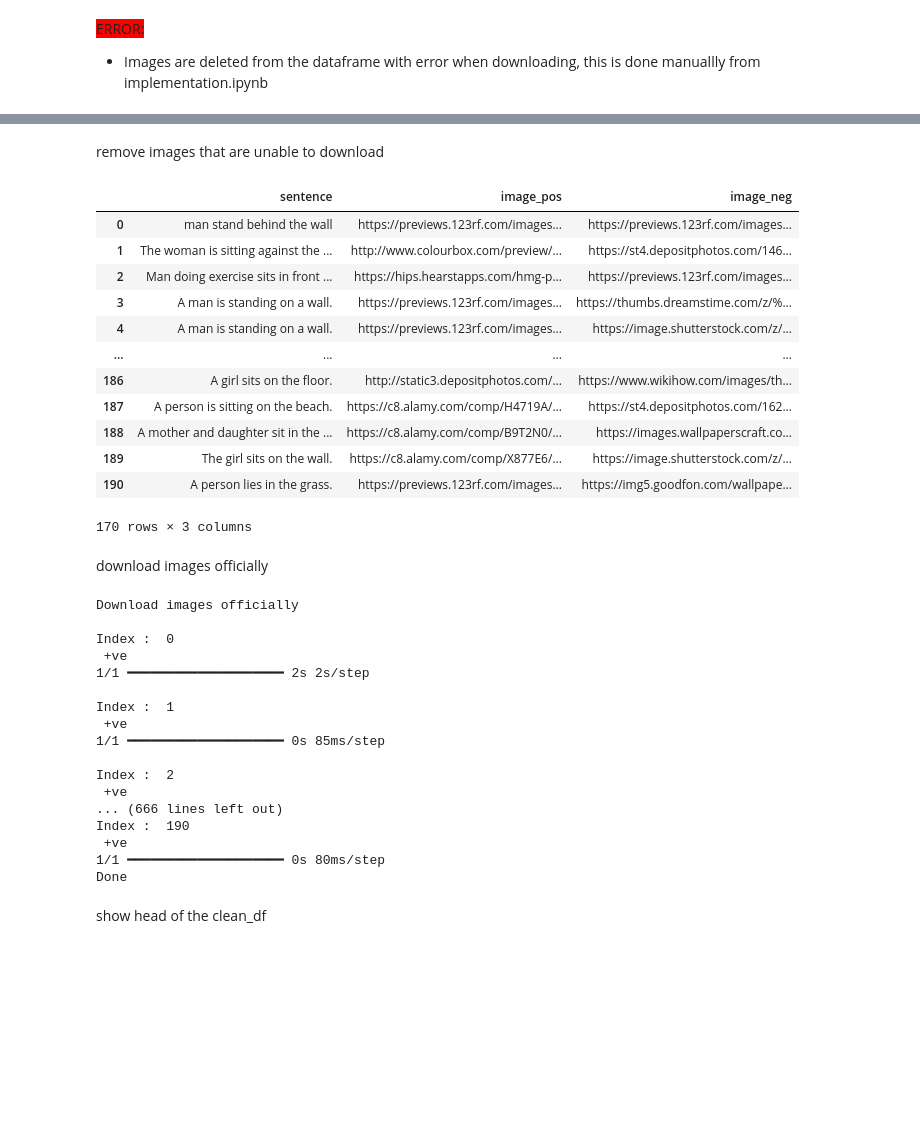
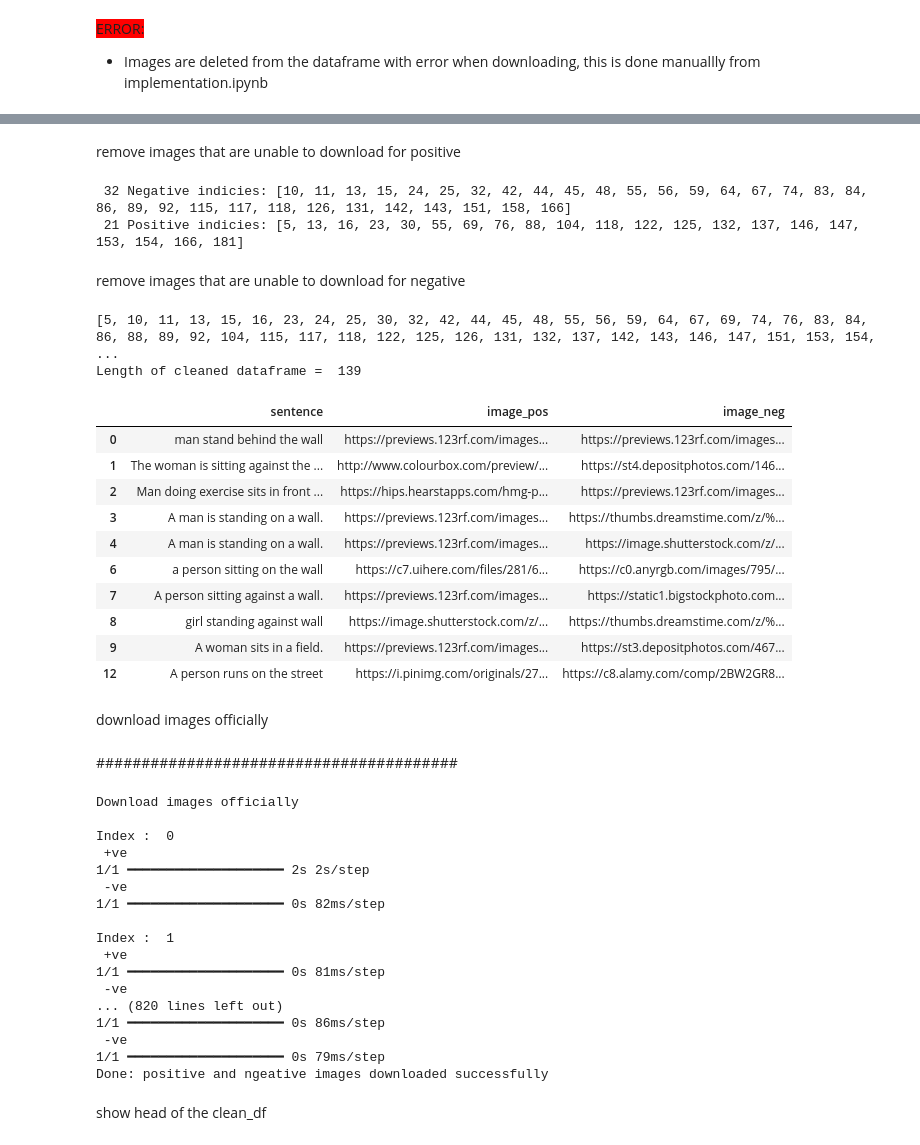
Before and after one commit to halaa901/QNLP-Thesis, a Jupyter notebook: implementation_2.ipynb, the cells around one changed output, grey strips where cells are left out. Saved outputs shown, nothing was run; the diff lists cells and outputs as text; code cells hidden in the pictures; blank space fills up the shorter version.

```diff
--- a/implementation_2.ipynb
+++ b/implementation_2.ipynb
@@ -146,13 +150,13 @@ for index, row in df.iterrows():
     download_image(index, url_pos, pos_indexToRemove)
 print(f"Indicies to remove for positive images: {pos_indexToRemove}")
 
-print("\nImage Negative not functional at the moment!")
-# for index, row in df.iterrows():
-#     url_neg = row['image_neg']  # Replace 'image_url' with the column name in your CSV
-#     download_image(index, url_neg, neg_indexToRemove)
+print("\nImage Negative ")
+for index, row in df.iterrows():
+    url_neg = row['image_neg']  # Replace 'image_url' with the column name in your CSV
+    download_image(index, url_neg, neg_indexToRemove)
 print(f"Indicies for negative: {neg_indexToRemove}")
 
-print("All images downloaded.")
+print("Done: All images downloaded.")
 # %% [output]
 Image Positive
 Index: 5 || Failed to download https://comps.canstockphoto.at/unten-sitzen-wand-junges-schauen-stock-foto_csp18140520.jpg: HTTPSConnectionPool(host='comps.canstockphoto.at', port=443): Max retries exc ...
@@ -174,2 +179,2 @@ All images downloaded.
 # %% [markdown]
-remove images that are unable to download
+remove images that are unable to download for positive
@@ -180,21 +181,48 @@ for i in pos_indexToRemove:
+# %%
+print(f" {len(neg_indexToRemove)} Negative indicies: {neg_indexToRemove}")
+print(f" {len(pos_indexToRemove)} Positive indicies: {pos_indexToRemove}")
+# %% [output]
+ 32 Negative indicies: [10, 11, 13, 15, 24, 25, 32, 42, 44, 45, 48, 55, 56, 59, 64, 67, 74, 83, 84, 86, 89, 92, 115, 117, 118, 126, 131, 142, 143, 151, 158, 166]
+ 21 Positive indicies: [5, 13, 16, 23, 30, 55, 69, 76, 88, 104, 118, 122, 125, 132, 137, 146, 147, 153, 154, 166, 181]
+# %% [markdown]
+remove images that are unable to download for negative
+# %%
+clean_df = df.copy()
+merged_toRemove = list(set(neg_indexToRemove) | set(pos_indexToRemove))
+merged_toRemove.sort()
+print(merged_toRemove)
+
+clean_df = clean_df.drop(index = 177)
+clean_df = clean_df.drop(index = 182)
+clean_df = clean_df.drop(index = 188)
+
+for index, row in clean_df.iterrows():
+    if index in merged_toRemove:
+        # print("Removing index: ", index)
+        clean_df = clean_df.drop(index = index)
+
+print(f"Length of cleaned dataframe = ", len(clean_df))
+# %% [output]
+[5, 10, 11, 13, 15, 16, 23, 24, 25, 30, 32, 42, 44, 45, 48, 55, 56, 59, 64, 67, 69, 74, 76, 83, 84, 86, 88, 89, 92, 104, 115, 117, 118, 122, 125, 126, 131, 132, 137, 142, 143, 146, 147, 151, 153, 154, ...
+Length of cleaned dataframe =  139
 # %%
-clean_df
+clean_df.head(10)
 # %% [output]
 |  | sentence | image_pos | image_neg |
 | 0 | man stand behind the wall | https://previews.123rf.com/images... | https://previews.123rf.com/images... |
 | 1 | The woman is sitting against the ... | http://www.colourbox.com/preview/... | https://st4.depositphotos.com/146... |
 | 2 | Man doing exercise sits in front ... | https://hips.hearstapps.com/hmg-p... | https://previews.123rf.com/images... |
 | 3 | A man is standing on a wall. | https://previews.123rf.com/images... | https://thumbs.dreamstime.com/z/%... |
 | 4 | A man is standing on a wall. | https://previews.123rf.com/images... | https://image.shutterstock.com/z/... |
-| ... | ... | ... | ... |
-| 186 | A girl sits on the floor. | http://static3.depositphotos.com/... | https://www.wikihow.com/images/th... |
-| 187 | A person is sitting on the beach. | https://c8.alamy.com/comp/H4719A/... | https://st4.depositphotos.com/162... |
-| 188 | A mother and daughter sit in the ... | https://c8.alamy.com/comp/B9T2N0/... | https://images.wallpaperscraft.co... |
-| 189 | The girl sits on the wall. | https://c8.alamy.com/comp/X877E6/... | https://image.shutterstock.com/z/... |
-| 190 | A person lies in the grass. | https://previews.123rf.com/images... | https://img5.goodfon.com/wallpape... |
+| 6 | a person sitting on the wall | https://c7.uihere.com/files/281/6... | https://c0.anyrgb.com/images/795/... |
+| 7 | A person sitting against a wall. | https://previews.123rf.com/images... | https://static1.bigstockphoto.com... |
+| 8 | girl standing against wall | https://image.shutterstock.com/z/... | https://thumbs.dreamstime.com/z/%... |
+| 9 | A woman sits in a field. | https://previews.123rf.com/images... | https://st3.depositphotos.com/467... |
+| 12 | A person runs on the street | https://i.pinimg.com/originals/27... | https://c8.alamy.com/comp/2BW2GR8... |
-170 rows × 3 columns
 # %% [markdown]
 download images officially
+# %% [markdown]
+########################################
 # %%
 print("Download images officially")
 
@@ -208,28 +236,28 @@ for index, row in clean_df.iterrows():
     print(" +ve")
     row["image_pos"] = process_image(row["image_pos"], dim_reduction, model)
 
-    # print(" -ve")
-    # row["image_neg"] = process_image(new_df["image_neg"][index], dim_reduction, model)
+    print(" -ve")
+    row["image_neg"] = process_image(row["image_neg"], dim_reduction, model)
 
-print("Done")
+print("\nDone: positive and ngeative images downloaded successfully")
 # %% [output]
 Download images officially
 
 Index :  0
  +ve
 1/1 ━━━━━━━━━━━━━━━━━━━━ 2s 2s/step
+ -ve
+1/1 ━━━━━━━━━━━━━━━━━━━━ 0s 82ms/step
 
 Index :  1
  +ve
-1/1 ━━━━━━━━━━━━━━━━━━━━ 0s 85ms/step
-
-Index :  2
- +ve
-... (666 lines left out)
-Index :  190
- +ve
-1/1 ━━━━━━━━━━━━━━━━━━━━ 0s 80ms/step
-Done
+1/1 ━━━━━━━━━━━━━━━━━━━━ 0s 81ms/step
+ -ve
+... (820 lines left out)
+1/1 ━━━━━━━━━━━━━━━━━━━━ 0s 86ms/step
+ -ve
+1/1 ━━━━━━━━━━━━━━━━━━━━ 0s 79ms/step
+Done: positive and ngeative images downloaded successfully
 # %% [markdown]
 show head of the clean_df
 # %%
```
Also changed, not shown: parts of 18 cells of this notebook.
